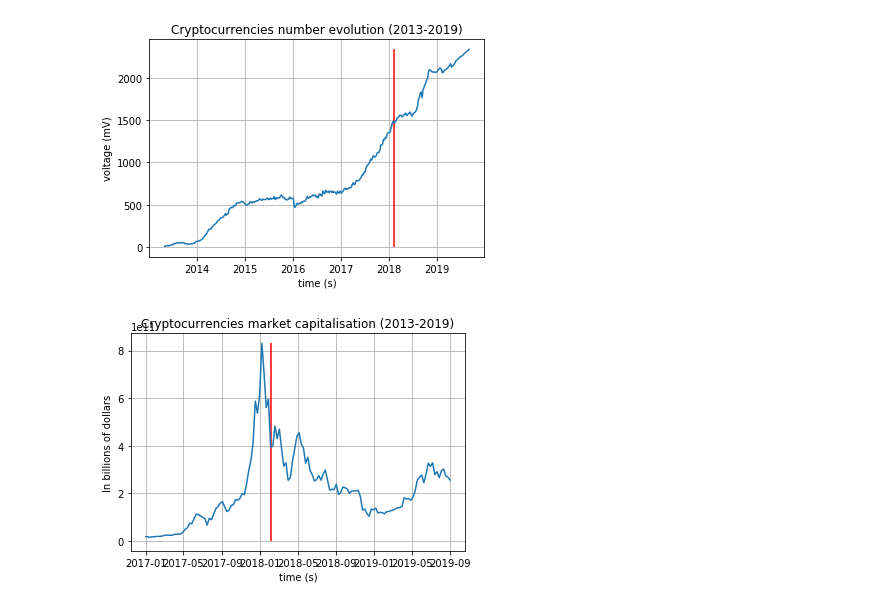
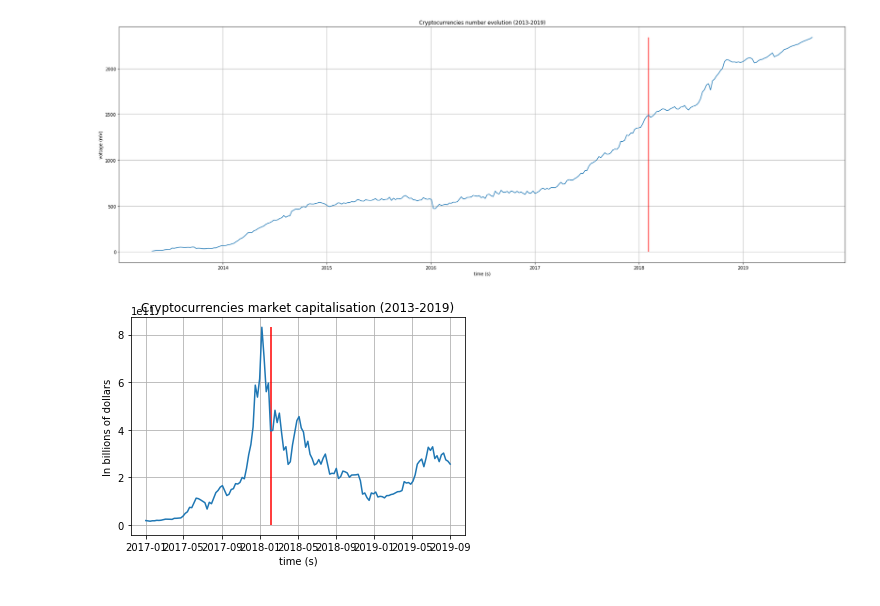
Before and after one commit to basgir/swissborg-tech-challenge, a Jupyter notebook: gather_snapshots_crypto/Crypto_number_evolution.ipynb, the cells around one changed output. Cells and saved outputs as stored; diff of their text form; code cells hidden in the pictures.

Commit message:
updated the graph generator

```diff
--- a/gather_snapshots_crypto/Crypto_number_evolution.ipynb
+++ b/gather_snapshots_crypto/Crypto_number_evolution.ipynb
@@ -35,18 +35,18 @@ df_files.sort_index(inplace=True)
 # %%
 swissborg_introduction = df_files[df_files['is_swissborg_in'] == True].head(1).index.values[0]
 # %%
-fig, ax = plt.subplots()
+fig, ax = plt.subplots(figsize=(30,10))
 ax.plot(df_files.index, df_files['num_crypto'])
 
 ax.set(xlabel='time (s)', ylabel='voltage (mV)',
        title='Cryptocurrencies number evolution (2013-2019)')
 ax.grid()
 ax.vlines(swissborg_introduction, ymin = 0, ymax = max(df_files['num_crypto']),color="red",label="Swissborg introduction")
 
 fig.savefig("test.png")
 plt.show()
 # %% [output]
-[figure, old version]
+[figure, new version]
 # %%
 snapshots_data = pd.read_csv("./list.csv")
 # %%
```
Also changed, not shown: 53 other files.
